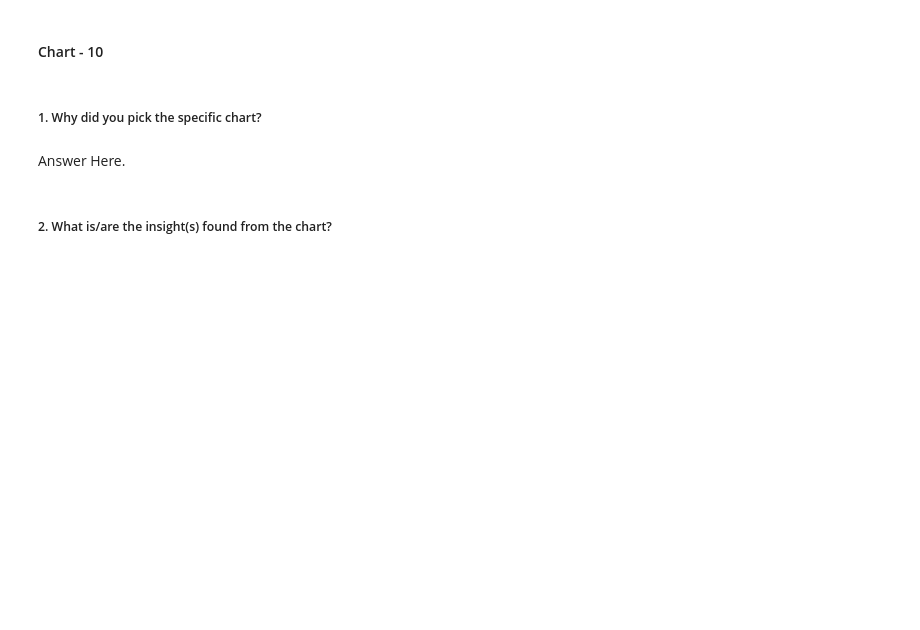
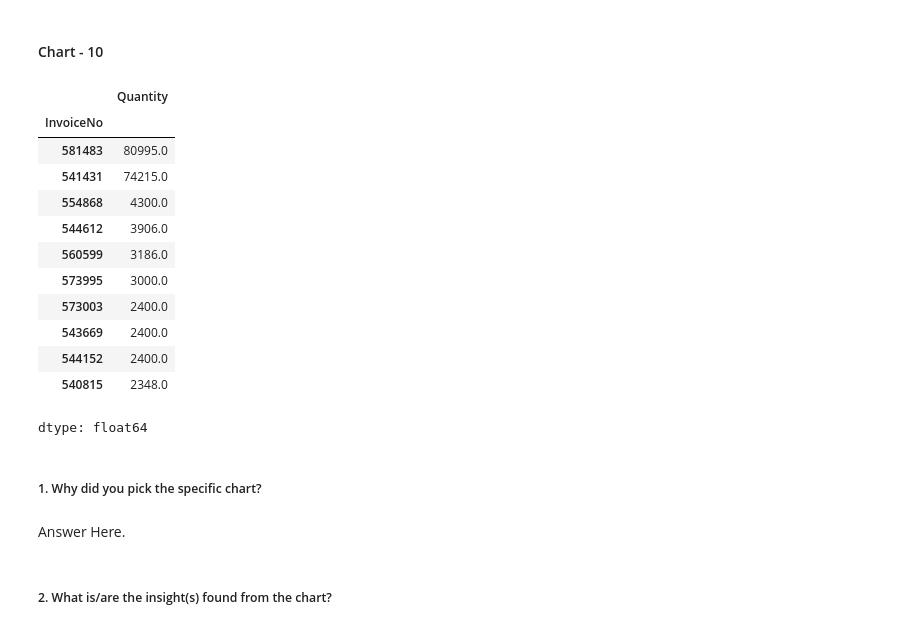
Before and after one commit to akshat-mishra-ds/Myntra-Online-Retail-Customer-Segmentation, a Jupyter notebook: Myntra_Online_Retail_Customer_Segmentation.ipynb, the cells around one changed output. Cells and saved outputs as stored; diff of their text form; code cells hidden in the pictures; blank space fills up the shorter version.

```diff
--- a/Myntra_Online_Retail_Customer_Segmentation.ipynb
+++ b/Myntra_Online_Retail_Customer_Segmentation.ipynb
@@ -601,3 +634,20 @@ Answer Here
+# %%
+# Chart - 10 : Average quantity per order
+Myntra_df.groupby('InvoiceNo')['Quantity'].mean().sort_values(ascending=False).head(10)
+# %% [output]
+|  | Quantity |
+| InvoiceNo |  |
+| 581483 | 80995.0 |
+| 541431 | 74215.0 |
+| 554868 | 4300.0 |
+| 544612 | 3906.0 |
+| 560599 | 3186.0 |
+| 573995 | 3000.0 |
+| 573003 | 2400.0 |
+| 543669 | 2400.0 |
+| 544152 | 2400.0 |
+| 540815 | 2348.0 |
+dtype: float64
 # %% [markdown]
 ##### 1. Why did you pick the specific chart?
 # %% [markdown]
```
Also changed, not shown: parts of 23 cells of this notebook.
